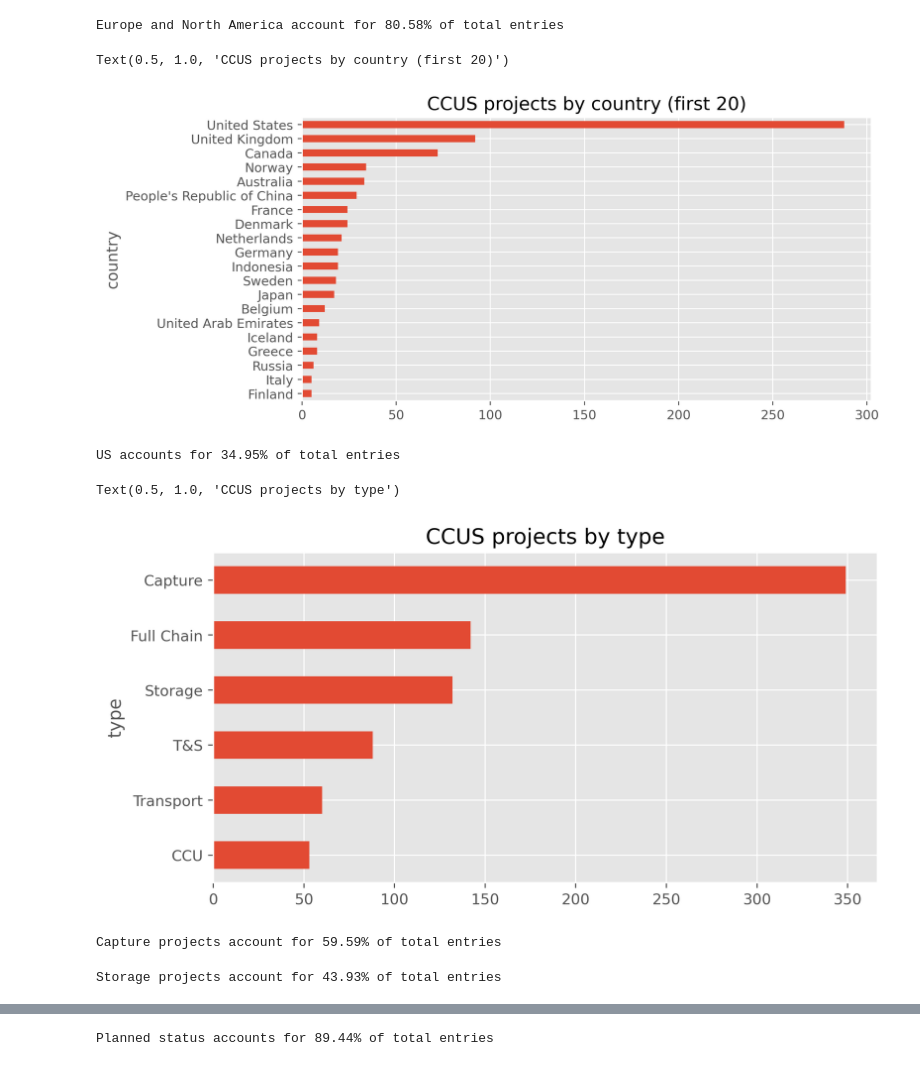
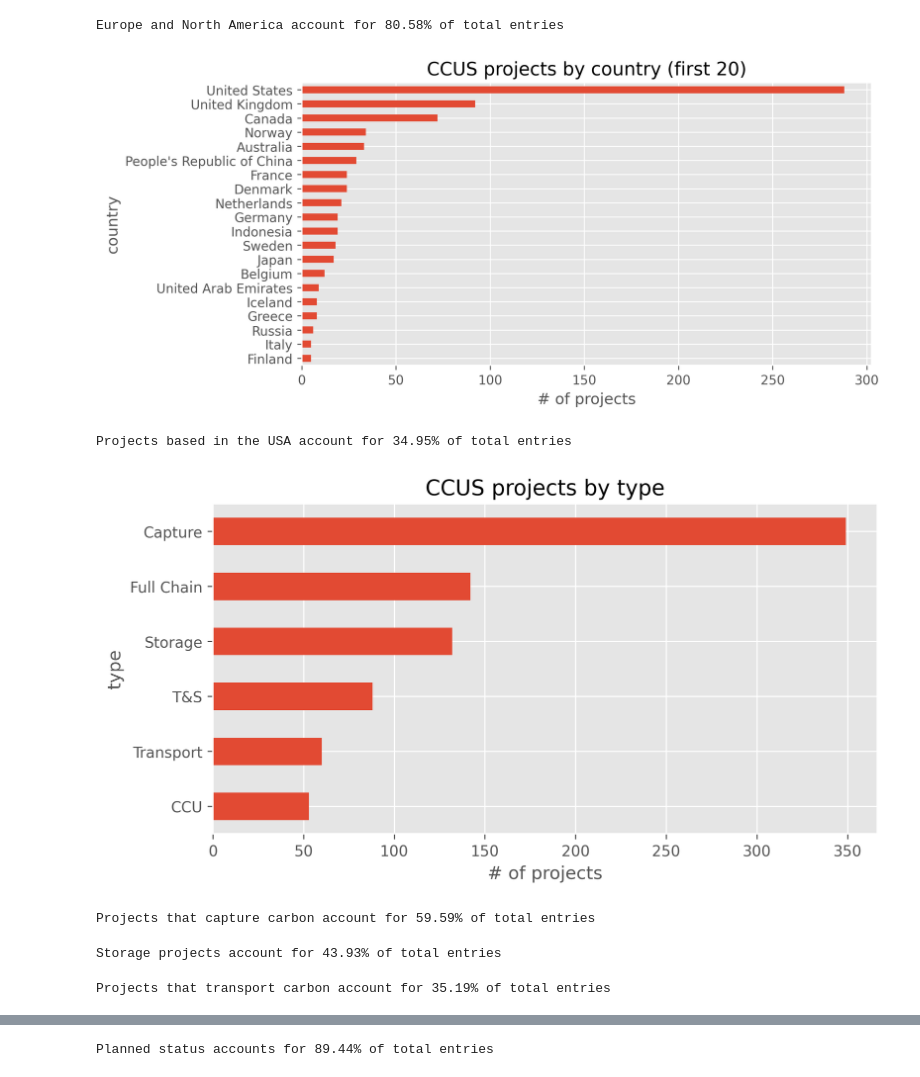
Before and after one commit to noah-art3mis/stats-assignment-1, a Jupyter notebook: CCUS.ipynb, the cells around one changed output, grey strips where cells are left out. Saved outputs shown, nothing was run; the diff lists cells and outputs as text; code cells hidden in the pictures.

```diff
--- a/CCUS.ipynb
+++ b/CCUS.ipynb
@@ -30,7 +36,7 @@ import seaborn as sns
 
 plt.style.use("ggplot")
 plt.rcParams["figure.figsize"] = (8, 4)
-plt.rcParams["figure.dpi"] = 360
+plt.rcParams["figure.dpi"] = 300
 # %%
 df = pd.read_csv("data/ccus.csv")
 df.head()
@@ -468,30 +474,30 @@ print(
 Europe and North America account for 80.58% of total entries
 # %%
 df["country"].value_counts().sort_values(ascending=True).tail(20).plot.barh()
-plt.title("CCUS projects by country (first 20)")
+plt.xlabel("# of projects")
+plt.title("CCUS projects by country (first 20)");
 # %% [output]
-Text(0.5, 1.0, 'CCUS projects by country (first 20)')
-[figure, old version]
+[figure, new version]
 # %%
 df_rows_count = df.shape[0]
 us_counts = (df["country"] == "United States").sum()
 country_percentage = us_counts / df_rows_count
-print(f"US accounts for {country_percentage * 100:.2f}% of total entries")
+print(f"Projects based in the USA account for {country_percentage * 100:.2f}% of total entries")
 # %% [output]
-US accounts for 34.95% of total entries
+Projects based in the USA account for 34.95% of total entries
 # %%
 df["type"].value_counts().sort_values().plot.barh()
-plt.title("CCUS projects by type")
+plt.xlabel("# of projects")
+plt.title("CCUS projects by type");
 # %% [output]
-Text(0.5, 1.0, 'CCUS projects by type')
-[figure, old version]
+[figure, new version]
 # %%
 df_rows_count = df.shape[0]
 capture_counts = ((df["type"] == "Capture") | (df["type"] == "Full Chain")).sum()
 type_percentage = capture_counts / df_rows_count
-print(f"Capture projects account for {type_percentage * 100:.2f}% of total entries")
+print(f"Projects that capture carbon account for {type_percentage * 100:.2f}% of total entries")
 # %% [output]
-Capture projects account for 59.59% of total entries
+Projects that capture carbon account for 59.59% of total entries
 # %%
 df_rows_count = df.shape[0]
 storage_counts = (
@@ -501,5 +507,12 @@ type_percentage = storage_counts / df_rows_count
 print(f"Storage projects account for {type_percentage * 100:.2f}% of total entries")
 # %% [output]
 Storage projects account for 43.93% of total entries
+# %%
+df_rows_count = df.shape[0]
+transport_counts = ((df["type"] == "Transport") | (df["type"] == "Full Chain") | (df["type"] == "T&S")).sum()
+type_percentage = transport_counts / df_rows_count
+print(f"Projects that transport carbon account for {type_percentage * 100:.2f}% of total entries")
+# %% [output]
+Projects that transport carbon account for 35.19% of total entries
 # %%
 df["status"].value_counts().sort_values().plot.barh()
```
Also changed, not shown: parts of 57 cells of this notebook, 2 other files.
